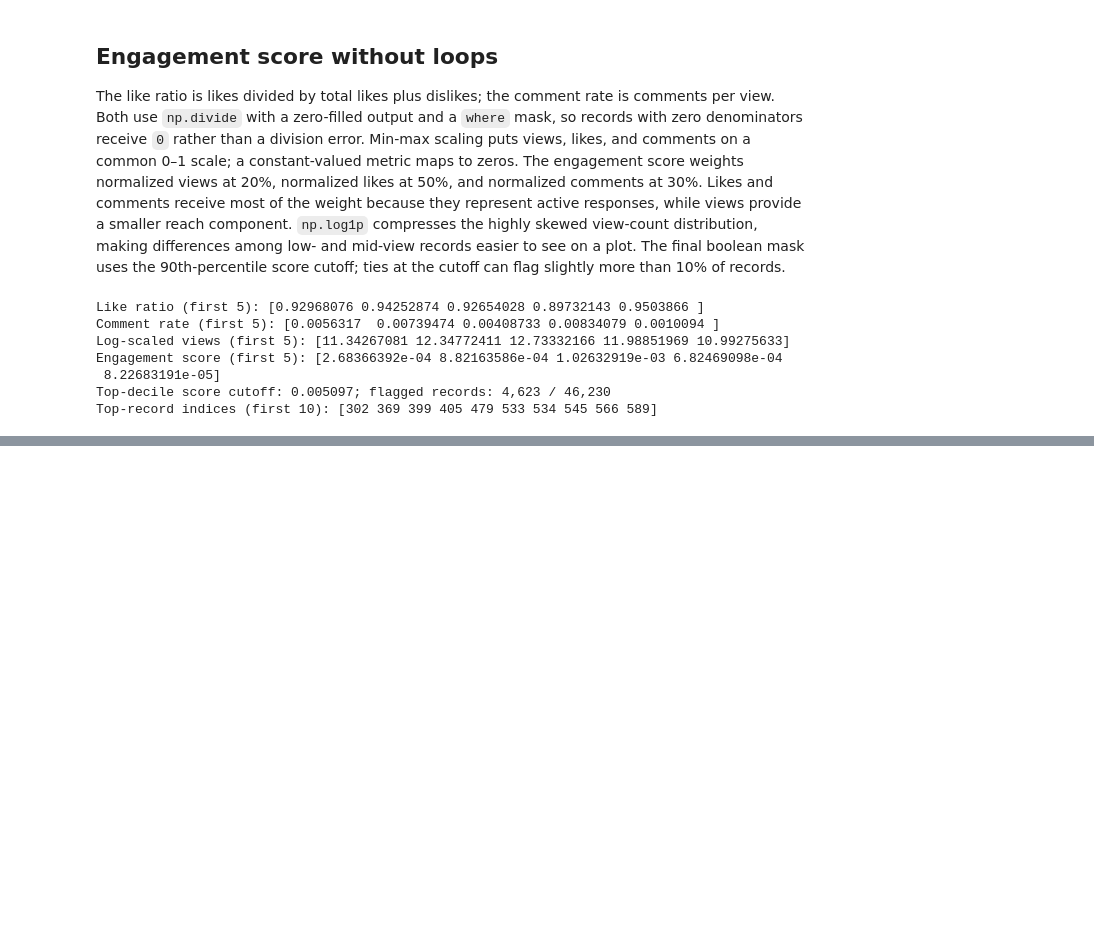
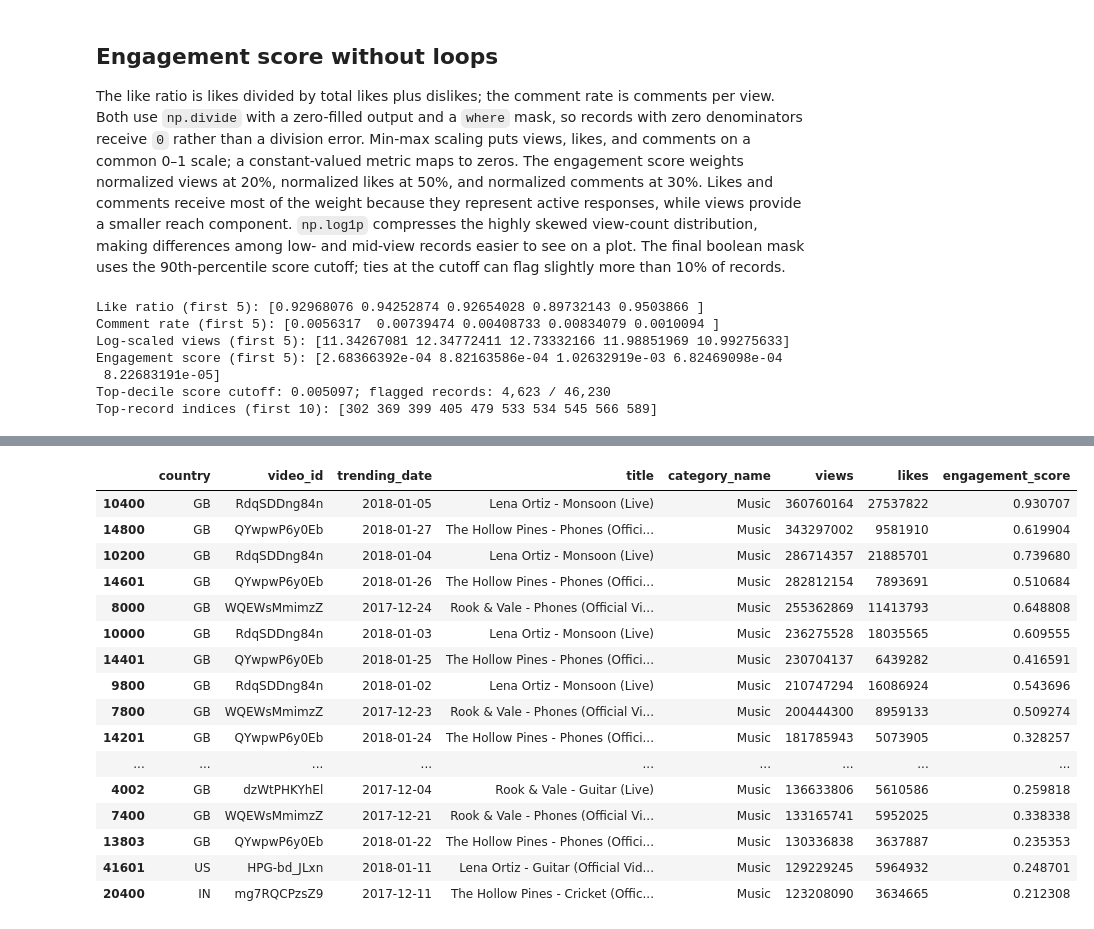
Before and after one commit to narayn87/trendpulse, a Jupyter notebook: part2_numpy_pandas/np&pddatawra.ipynb, the cells around one changed output, grey strips where cells are left out. Cells and saved outputs as stored; diff of their text form; code cells hidden in the pictures; blank space fills up the shorter version.

Commit message:
part2_numpy_pandas second commit

```diff
--- a/part2_numpy_pandas/np&pddatawra.ipynb
+++ b/part2_numpy_pandas/np&pddatawra.ipynb
@@ -155,0 +455,63 @@ Top-record indices (first 10): [302 369 399 405 479 533 534 545 566 589]
+# %%
+filtering_data = combined_data.copy()
+category_names = pd.read_csv(DATA_DIR / "categories.csv")
+category_lookup = category_names.set_index("category_id")["category_name"]
+filtering_data["category_name"] = filtering_data["category_id"].map(category_lookup)
+
+metric_values = filtering_data.loc[:, ["views", "likes", "comment_count"]].fillna(0)
+metric_values = metric_values.to_numpy(dtype=np.float64)
+metric_min = metric_values.min(axis=0)
+metric_range = metric_values.max(axis=0) - metric_min
+normalized_metrics = np.divide(
+    metric_values - metric_min,
+    metric_range,
+    out=np.zeros(metric_values.shape, dtype=np.float64),
+    where=metric_range != 0,
+)
+filtering_data["engagement_score"] = (
+    0.20 * normalized_metrics[:, 0]
+    + 0.50 * normalized_metrics[:, 1]
+    + 0.30 * normalized_metrics[:, 2]
+)
+
+readable_columns = [
+    "country", "video_id", "trending_date", "title", "category_name",
+    "views", "likes", "engagement_score",
+]
+
+million_views_mask = filtering_data["views"] >= 1_000_000
+high_likes_mask = filtering_data["likes"].fillna(0) > 50_000
+million_views_likes = (
+    filtering_data.loc[million_views_mask & high_likes_mask, readable_columns]
+    .sort_values("views", ascending=False, kind="stable")
+)
+print(f"(a) 1M+ views and >50K likes: {len(million_views_likes):,} records")
+display(million_views_likes.loc[:, readable_columns].iloc[:20])
+
+top_20_engagement = (
+    filtering_data.sort_values(
+        "engagement_score", ascending=False, kind="stable"
+    ).iloc[:20]
+)
+print("(b) Top 20 records by engagement score:")
+display(top_20_engagement.loc[:, readable_columns])
+
+overall_median_views = filtering_data["views"].median()
+music_or_gaming_mask = (
+    (filtering_data["category_name"] == "Music")
+    | (filtering_data["category_name"] == "Gaming")
+)
+above_median_views_mask = filtering_data["views"] > overall_median_views
+music_or_gaming_above_median = (
+    filtering_data.loc[
+        music_or_gaming_mask & above_median_views_mask, readable_columns
+    ]
+    .sort_values("views", ascending=False, kind="stable")
+)
+print(
+    f"(c) Music or Gaming and views > overall median "
+    f"({overall_median_views:,.0f}): "
+    f"{len(music_or_gaming_above_median):,} records"
+)
+display(music_or_gaming_above_median.loc[:, readable_columns].iloc[:20])
+# %% [output]
@@ -155,0 +519,17 @@ Top-record indices (first 10): [302 369 399 405 479 533 534 545 566 589]
+|  | country | video_id | trending_date | title | category_name | views | likes | engagement_score |
+| 10400 | GB | RdqSDDng84n | 2018-01-05 | Lena Ortiz - Monsoon (Live) | Music | 360760164 | 27537822 | 0.930707 |
+| 14800 | GB | QYwpwP6y0Eb | 2018-01-27 | The Hollow Pines - Phones (Offici... | Music | 343297002 | 9581910 | 0.619904 |
+| 10200 | GB | RdqSDDng84n | 2018-01-04 | Lena Ortiz - Monsoon (Live) | Music | 286714357 | 21885701 | 0.739680 |
+| 14601 | GB | QYwpwP6y0Eb | 2018-01-26 | The Hollow Pines - Phones (Offici... | Music | 282812154 | 7893691 | 0.510684 |
+| 8000 | GB | WQEWsMmimzZ | 2017-12-24 | Rook & Vale - Phones (Official Vi... | Music | 255362869 | 11413793 | 0.648808 |
+| 10000 | GB | RdqSDDng84n | 2018-01-03 | Lena Ortiz - Monsoon (Live) | Music | 236275528 | 18035565 | 0.609555 |
+| 14401 | GB | QYwpwP6y0Eb | 2018-01-25 | The Hollow Pines - Phones (Offici... | Music | 230704137 | 6439282 | 0.416591 |
+| 9800 | GB | RdqSDDng84n | 2018-01-02 | Lena Ortiz - Monsoon (Live) | Music | 210747294 | 16086924 | 0.543696 |
+| 7800 | GB | WQEWsMmimzZ | 2017-12-23 | Rook & Vale - Phones (Official Vi... | Music | 200444300 | 8959133 | 0.509274 |
+| 14201 | GB | QYwpwP6y0Eb | 2018-01-24 | The Hollow Pines - Phones (Offici... | Music | 181785943 | 5073905 | 0.328257 |
+| ... | ... | ... | ... | ... | ... | ... | ... | ... |
+| 4002 | GB | dzWtPHKYhEl | 2017-12-04 | Rook & Vale - Guitar (Live) | Music | 136633806 | 5610586 | 0.259818 |
+| 7400 | GB | WQEWsMmimzZ | 2017-12-21 | Rook & Vale - Phones (Official Vi... | Music | 133165741 | 5952025 | 0.338338 |
+| 13803 | GB | QYwpwP6y0Eb | 2018-01-22 | The Hollow Pines - Phones (Offici... | Music | 130336838 | 3637887 | 0.235353 |
+| 41601 | US | HPG-bd_JLxn | 2018-01-11 | Lena Ortiz - Guitar (Official Vid... | Music | 129229245 | 5964932 | 0.248701 |
+| 20400 | IN | mg7RQCPzsZ9 | 2017-12-11 | The Hollow Pines - Cricket (Offic... | Music | 123208090 | 3634665 | 0.212308 |
```
Also changed, not shown: parts of 16 cells of this notebook, 1 other file.
